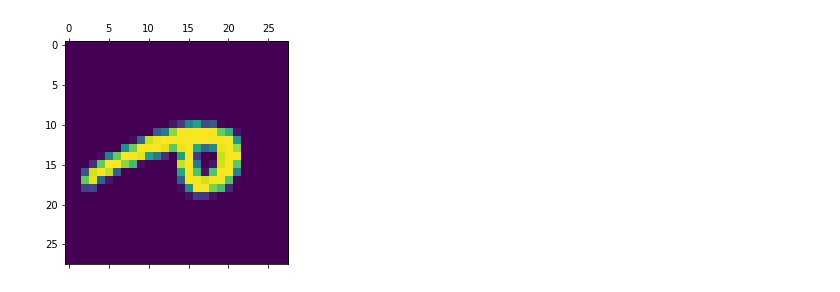
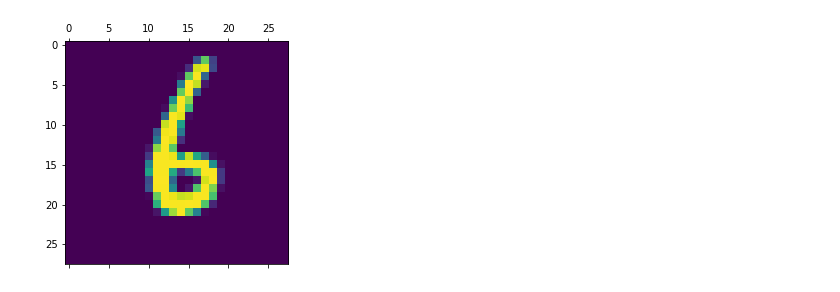
Before and after one commit to Cryptorr/Character-Recognition, a Jupyter notebook: Brain Decoding.ipynb, the cells around one changed output. Saved outputs shown, nothing was run; the diff lists cells and outputs as text; code cells hidden in the pictures.

```diff
--- a/Brain Decoding.ipynb
+++ b/Brain Decoding.ipynb
@@ -15,8 +20,8 @@ Ynorm = ((Y.transpose() - np.mean(Y, axis=1))/np.std(Y, axis=1)).transpose()
 # %%
-plt.matshow(np.reshape(I[4],(28,28)))
+plt.matshow(np.reshape(I[4],(28,28)).transpose())
 
 plt.show()
 # %% [output]
-[figure, old version]
+[figure, new version]
 # %%
 l = 10^-6
```
Also changed, not shown: parts of 7 cells of this notebook.
